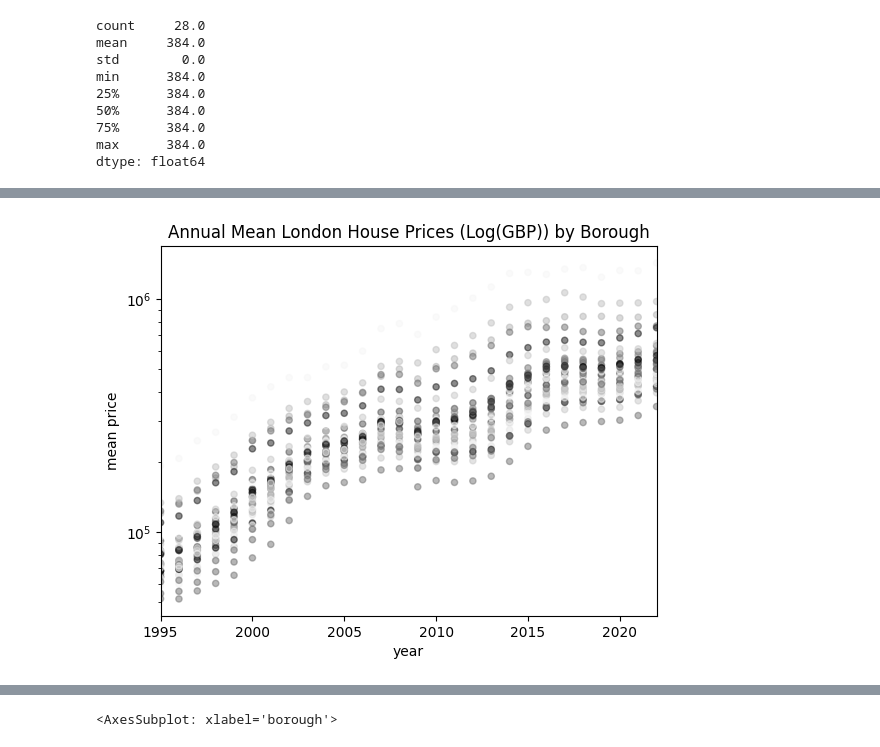
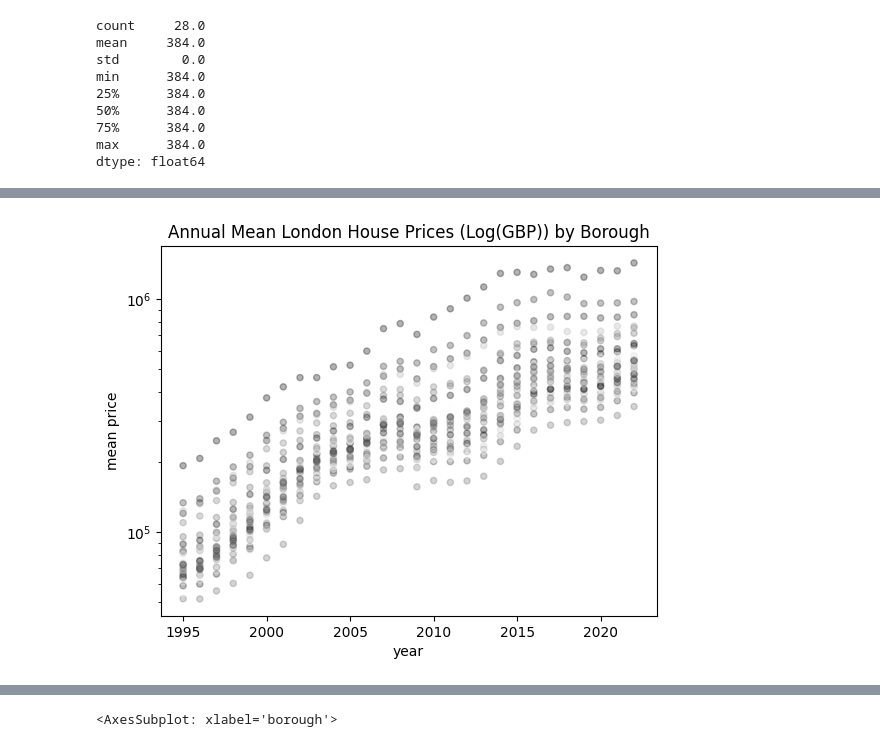
Before and after one commit to TSchwenn/Springboard, a Jupyter notebook: 04_3_LondonHousing/Unit 4 Challenge - Tier 3.ipynb, the cells around one changed output, grey strips where cells are left out. Cells and saved outputs as stored; diff of their text form; code cells hidden in the pictures.

```diff
--- a/04_3_LondonHousing/Unit 4 Challenge - Tier 3.ipynb
+++ b/04_3_LondonHousing/Unit 4 Challenge - Tier 3.ipynb
@@ -248,8 +227,8 @@ properties_T_reset2
 # %%
-properties_T_renamed = properties_T_reset2.rename(columns=
-                                                  {"Unnamed: 0":"borough", pd.NaT:"ID"}
-                                                 )
-properties_T_renamed
+properties_T_renamed = properties_T_reset2.rename(columns={"Unnamed: 0":"borough",
+                                                           pd.NaT:"ID"}  # "Not a Time"
+                                                  )
+properties_T_renamed.iloc[:10,:10]
 # %% [output]
 |  | borough | ID | 1995-01-01 00:00:00 | 1995-02-01 00:00:00 | 1995-03-01 00:00:00 | 1995-04-01 00:00:00 | ... |
 | 1 | City of London | E09000001 | 91448.98487 | 82202.77314 | 79120.70256 | 77101.20804 | ... |
@@ -390,8 +367,10 @@ print(f"London's {len(london_boroughs)} boroughs: {', '.join(london_boroughs)}."
 # %% [output]
 London's 32 boroughs: Barking & Dagenham, Barnet, Bexley, Brent, Bromley, Camden, Croydon, Ealing, Enfield, Greenwich, Hackney, Hammersmith & Fulham, Haringey, Harrow, Havering, Hillingdon, Hounslow,  ...
 # %%
-london_properties = properties_melt_float[
-                                          properties_melt_float['ID'].isin(borough_IDs)
-                                          ].drop(columns='ID')
-london_properties
+london_properties = (
+    properties_melt_float[properties_melt_float['ID'].isin(borough_IDs)]
+    .drop(columns='ID')
+)
+print(london_properties.shape)
+london_properties.head()
 # %% [output]
@@ -496,10 +463,11 @@ min      384.0
 max      384.0
 dtype: float64
 # %%
-(yearly := london_properties
+yearly = (london_properties
           .pivot_table(values='average price', index=['borough', 'year'],  aggfunc=np.mean)
           .rename(columns={"average price":"mean price"})
           .reset_index()
           )
+yearly.head()
 # %% [output]
 |  | borough | year | mean price |
@@ -520,8 +488,8 @@ yearly_colors = yearly.borough.apply(hash)
 # %%
-yearly.plot(x="year", y="mean price", kind='scatter', c=yearly_colors, alpha=0.5)
+yearly_colors = yearly.borough.apply(hash)
+yearly.plot(x="year", y="mean price", kind='scatter', c=yearly_colors, alpha=0.3)
 plt.title("Annual Mean London House Prices (Log(GBP)) by Borough")
-plt.margins(x=0)
 plt.yscale('log')
 plt.show()
 # %% [output]
-[figure, old version]
+[figure, new version]
```
Also changed, not shown: parts of 40 cells of this notebook.
